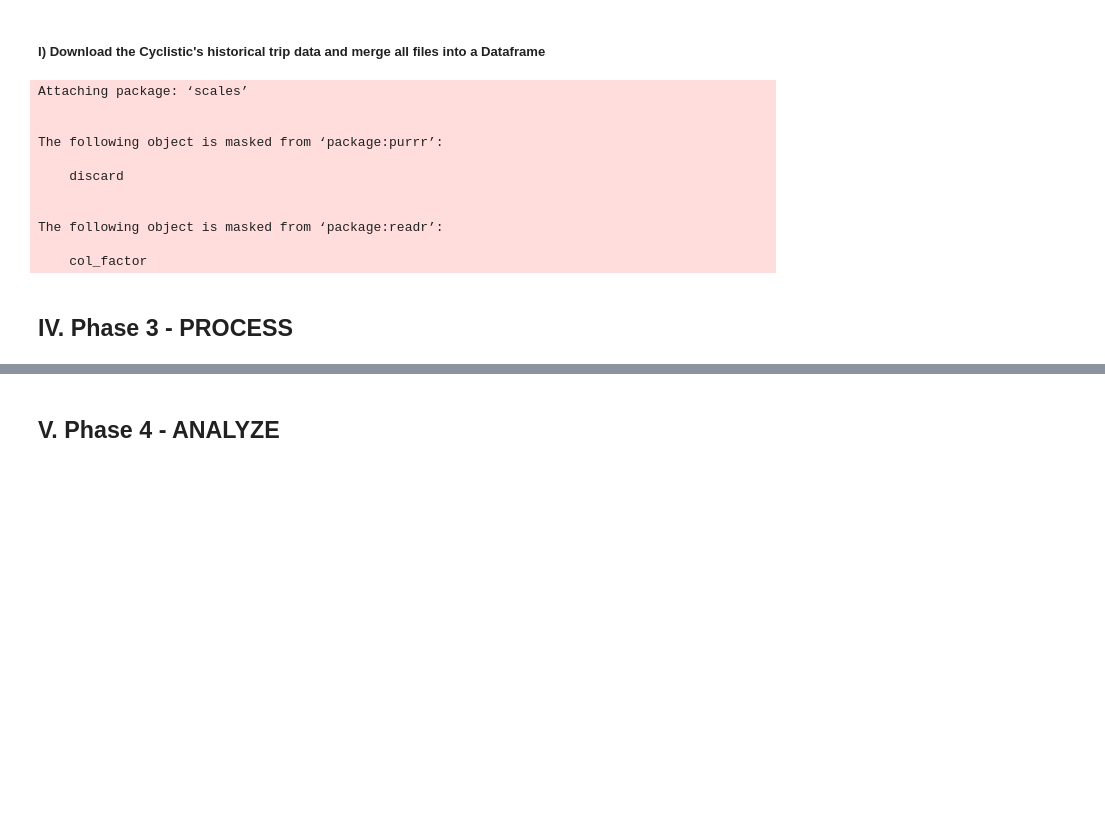
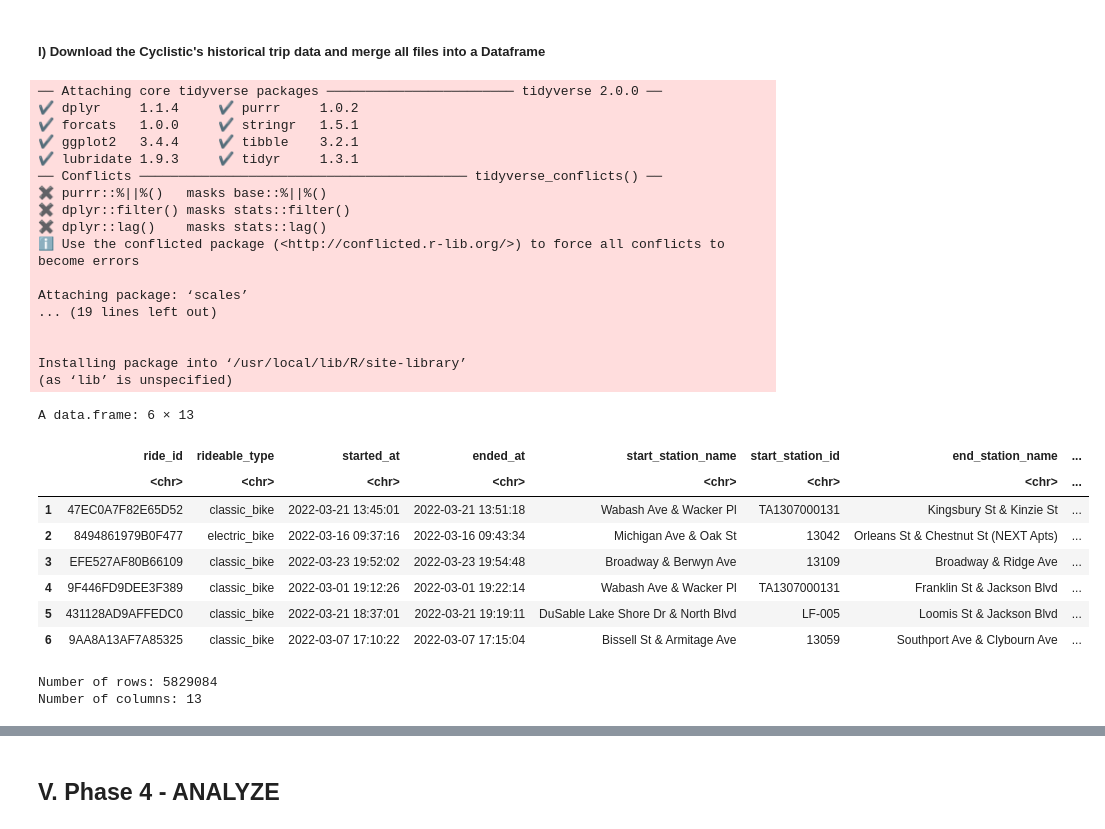
Before and after one commit to Balav-Shamra/Google-Data-Analytics-Professional-Certificate, a Jupyter notebook: Case_Study_1_Cyclistic.ipynb, the cells around one changed output, grey strips where cells are left out. Saved outputs shown, nothing was run; the diff lists cells and outputs as text; code cells hidden in the pictures; blank space fills up the shorter version.

```diff
--- a/Case_Study_1_Cyclistic.ipynb
+++ b/Case_Study_1_Cyclistic.ipynb
@@ -81,17 +81,28 @@ library('tidyverse')
 library('ggplot2')
 library('stringr')
 library('scales')
+library("dplyr")
+library("purrr")
+library("zip")
+
+# install the import library not already installed on the system
+install.packages("patchwork")
+library("patchwork")
 # %% [output]
+── Attaching core tidyverse packages ──────────────────────── tidyverse 2.0.0 ──
+✔ dplyr     1.1.4     ✔ purrr     1.0.2
+✔ forcats   1.0.0     ✔ stringr   1.5.1
+✔ ggplot2   3.4.4     ✔ tibble    3.2.1
+✔ lubridate 1.9.3     ✔ tidyr     1.3.1
+── Conflicts ────────────────────────────────────────── tidyverse_conflicts() ──
+✖ purrr::%||%()   masks base::%||%()
+✖ dplyr::filter() masks stats::filter()
+✖ dplyr::lag()    masks stats::lag()
+ℹ Use the conflicted package (<http://conflicted.r-lib.org/>) to force all conflicts to become errors
+
 Attaching package: ‘scales’
+... (19 lines left out)
 
 
-The following object is masked from ‘package:purrr’:
-
-    discard
-
-
-The following object is masked from ‘package:readr’:
-
-    col_factor
+Installing package into ‘/usr/local/lib/R/site-library’
+(as ‘lib’ is unspecified)
-# %% [markdown]
-## **IV. Phase 3 - PROCESS**
@@ -97,0 +152,21 @@ The following object is masked from ‘package:readr’:
+# %%
+# display the first few rows of the dataframe
+head(df)
+
+# Print the number of rows
+cat("Number of rows:", nrow(df), "\n")
+
+# Print the number of columns
+cat("Number of columns:", ncol(df), "\n")
+# %% [output]
+A data.frame: 6 × 13
+|  | ride_id | rideable_type | started_at | ended_at | start_station_name | start_station_id | end_station_name | ... |
+|  | <chr> | <chr> | <chr> | <chr> | <chr> | <chr> | <chr> | ... |
+| 1 | 47EC0A7F82E65D52 | classic_bike | 2022-03-21 13:45:01 | 2022-03-21 13:51:18 | Wabash Ave & Wacker Pl | TA1307000131 | Kingsbury St & Kinzie St | ... |
+| 2 | 8494861979B0F477 | electric_bike | 2022-03-16 09:37:16 | 2022-03-16 09:43:34 | Michigan Ave & Oak St | 13042 | Orleans St & Chestnut St (NEXT Apts) | ... |
+| 3 | EFE527AF80B66109 | classic_bike | 2022-03-23 19:52:02 | 2022-03-23 19:54:48 | Broadway & Berwyn Ave | 13109 | Broadway & Ridge Ave | ... |
+| 4 | 9F446FD9DEE3F389 | classic_bike | 2022-03-01 19:12:26 | 2022-03-01 19:22:14 | Wabash Ave & Wacker Pl | TA1307000131 | Franklin St & Jackson Blvd | ... |
+| 5 | 431128AD9AFFEDC0 | classic_bike | 2022-03-21 18:37:01 | 2022-03-21 19:19:11 | DuSable Lake Shore Dr & North Blvd | LF-005 | Loomis St & Jackson Blvd | ... |
+| 6 | 9AA8A13AF7A85325 | classic_bike | 2022-03-07 17:10:22 | 2022-03-07 17:15:04 | Bissell St & Armitage Ave | 13059 | Southport Ave & Clybourn Ave | ... |
+Number of rows: 5829084
+Number of columns: 13
```
Also changed, not shown: parts of 29 cells of this notebook.
